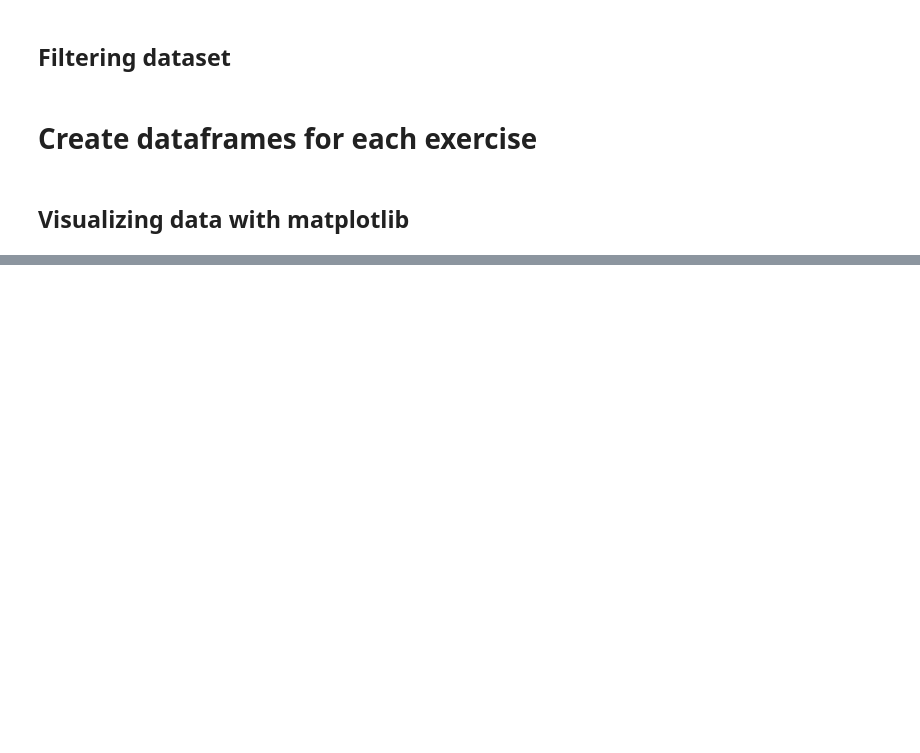
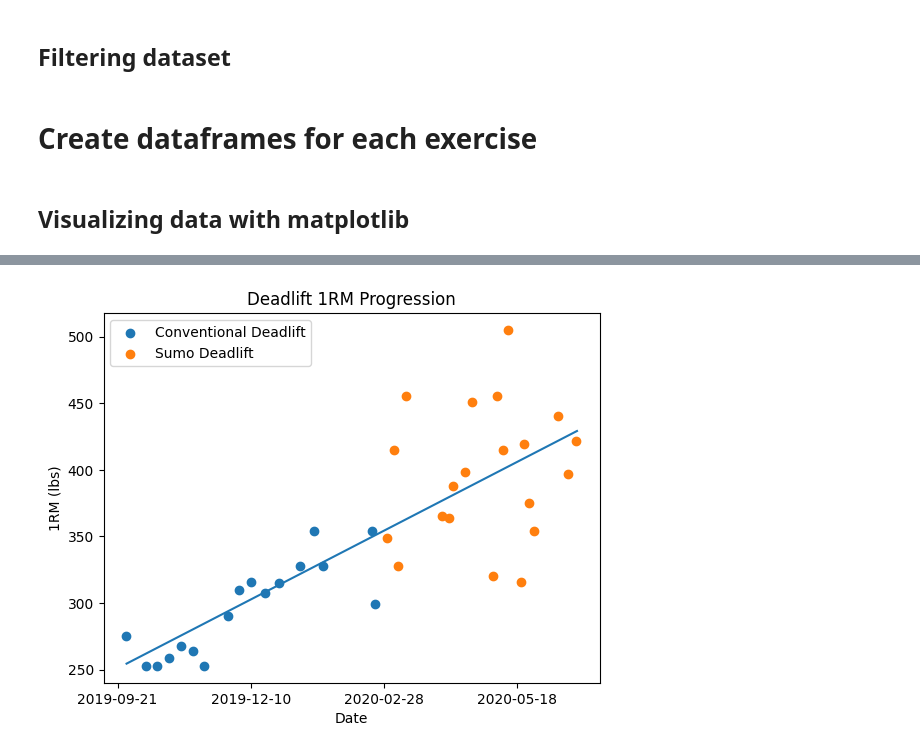
Before and after one commit to atrain773/Powerlifting-Training-Projections, a Jupyter notebook: src/Powerlifting Data Visualization.ipynb, the cells around one changed output, grey strips where cells are left out. Saved outputs shown, nothing was run; the diff lists cells and outputs as text; code cells hidden in the pictures; blank space fills up the shorter version.

```diff
--- a/src/Powerlifting Data Visualization.ipynb
+++ b/src/Powerlifting Data Visualization.ipynb
@@ -68,0 +89,21 @@ ax.xaxis.set_major_locator(plt.MaxNLocator(4))
+# %%
+# fit linear regression model to deadlift data
+
+fig, ax = plt.subplots()
+plt.scatter(df_deadlift['Date'], df_deadlift['1RM'], label='Conventional Deadlift')
+plt.scatter(df_sumo_deadlift['Date'], df_sumo_deadlift['1RM'], label='Sumo Deadlift')
+
+df_all_deadlifts = pd.concat([df_deadlift, df_sumo_deadlift])
+x1, b = np.polyfit(df_all_deadlifts['Unix_Date'], df_all_deadlifts['1RM'], 1)
+x = np.linspace(df_all_deadlifts['Unix_Date'].min(), df_all_deadlifts['Unix_Date'].max(), 100)
+reg_line = x1 * x + b
+x = [datetime.datetime.fromtimestamp(d, pytz.timezone('UTC')) for d in x]
+plt.plot(x, reg_line)
+
+plt.title('Deadlift 1RM Progression')
+plt.ylabel('1RM (lbs)')
+plt.xlabel('Date')
+plt.legend()
+ax.xaxis.set_major_locator(plt.MaxNLocator(4))
+# %% [output]
+[figure, added]
```
Also changed, not shown: parts of 12 cells of this notebook.
